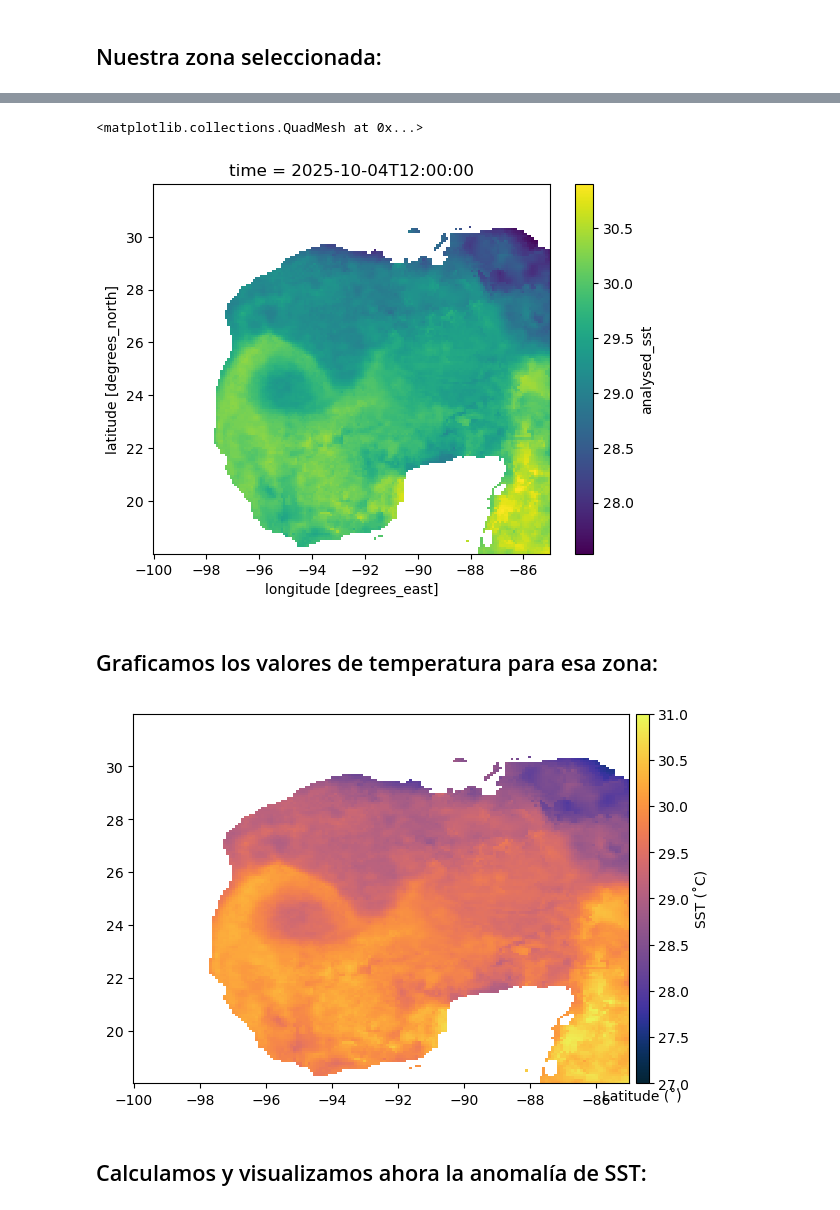
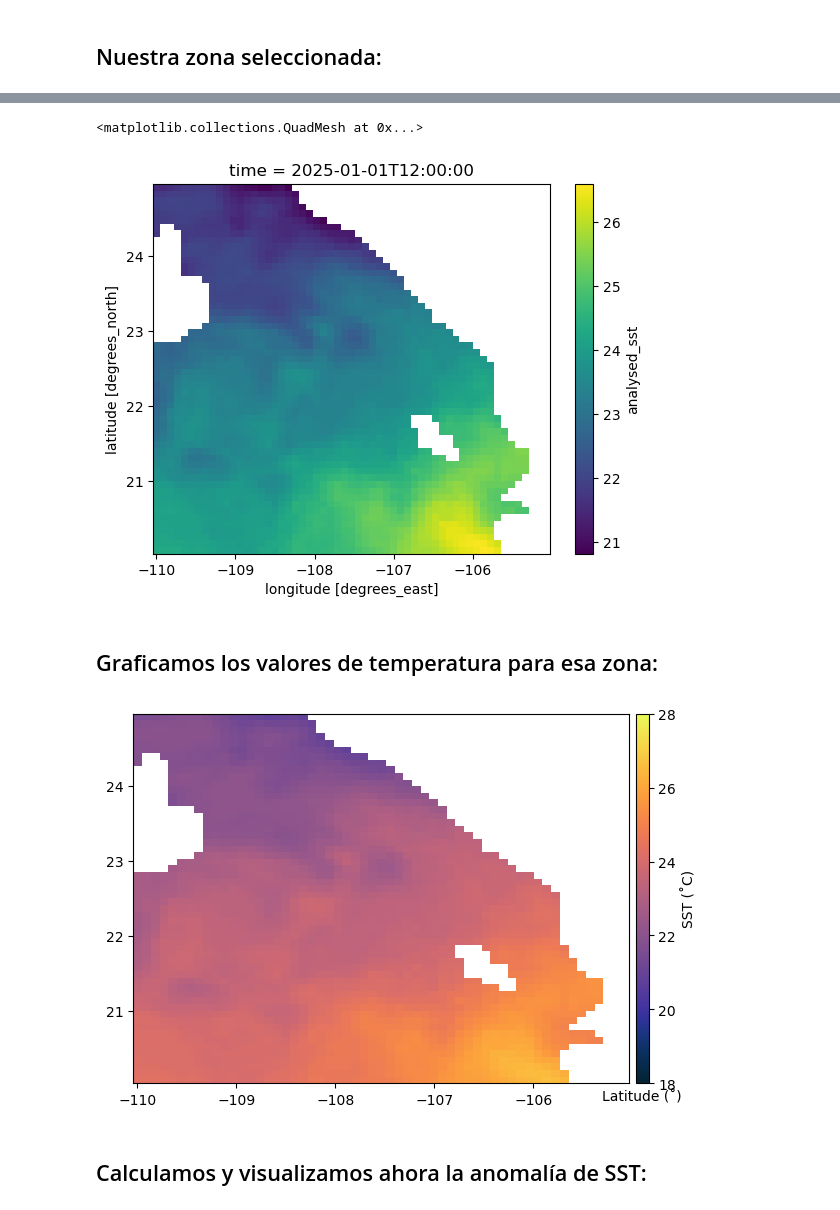
Before and after one commit to Andrea-Rebeca-LC/OHW_intermedio_2025, a Jupyter notebook: TEMPLATE_espacial.ipynb, the cells around one changed output, grey strips where cells are left out. Drawn from its saved outputs; the diff is of its cells as text; code cells hidden in the pictures.

```diff
--- a/TEMPLATE_espacial.ipynb
+++ b/TEMPLATE_espacial.ipynb
@@ -9,8 +9,8 @@ Pueden leer más sobre esta herramienta aquí:
 # %% [markdown]
 # Parametros:
 # %%
-dominio = [-100., -85., 18., 32.] #'Golfo de Mexico' lon_min, lon_max, lat_min, lat_max
-zona = 'Golfo de Mexico'
+dominio = [-110., -105., 20., 25.] #'Mazatlan' lon_min, lon_max, lat_min, lat_max
+zona = 'Golfo de California'
 nombre_salida = "TEMPLATE_espacial"
 # %%
 print('Zona: ', zona)
@@ -32,8 +32,8 @@ from netCDF4 import Dataset
 
 import cmocean as cmo
 # %%
-# fichero = '../../../shared-readwrite/ERA5/ERA5_Coarse.nc' ##
-fichero = '/home/jovyan/shared/datos_para_tutoriales/Talleres_intermedios/7-Octubre-2025/datos_espaciales_python/20251004120000-REMSS-L4_GHRSST-SSTfnd-MW_IR_OI-GLOB-v02.0-fv05.1.nc'
+# fichero = '../../../shared-readwrite/ERA5/ERA5_Coarse.nc' ## se cambio el fichero
+fichero = 'C:\\Users\\Lab\\Documents\\imagenes_S2\\20250101120000-REMSS-L4_GHRSST-SSTfnd-MW_IR_OI-GLOB-v02.0-fv05.1.nc'
 # %%
 fileobj = xr.open_dataset(fichero) # importando el archivo
 sst = fileobj['analysed_sst'][:] # Leyendo las variables del archivo, como dijimos, un nombre auto-explicativo
@@ -61,7 +82,7 @@ sst_sel = sst_sel.squeeze()
 sst_sel.plot()
 # %% [output]
 <matplotlib.collections.QuadMesh at 0x...>
-[figure, old version]
+[figure, new version]
 # %% [markdown]
 ## Graficamos los valores de temperatura para esa zona:
 # %%
@@ -69,19 +90,19 @@ cmap = cmo.cm.thermal
 # %%
 fig, ax = plt.subplots()
 image = plt.pcolormesh(sst_sel.lon, sst_sel.lat, sst_sel,cmap=cmap,
-                  vmin=27,vmax=31)
+                  vmin=18,vmax=28)
 
 cax = fig.add_axes([ax.get_position().x1+0.01,
                     ax.get_position().y0,0.02,
                     ax.get_position().height])
 cbar= plt.colorbar(image, cax=cax)
 
 plt.xlabel('Longitude (˚)')
 plt.xlabel('Latitude (˚)')
 cbar.set_label('SST (˚C)')
 plt.show()
 # %% [output]
-[figure, old version]
+[figure, new version]
 # %% [markdown]
 ## Calculamos y visualizamos ahora la anomalía de SST:
 # %% [markdown]
```
Also changed, not shown: parts of 9 cells of this notebook, 1 other file.
